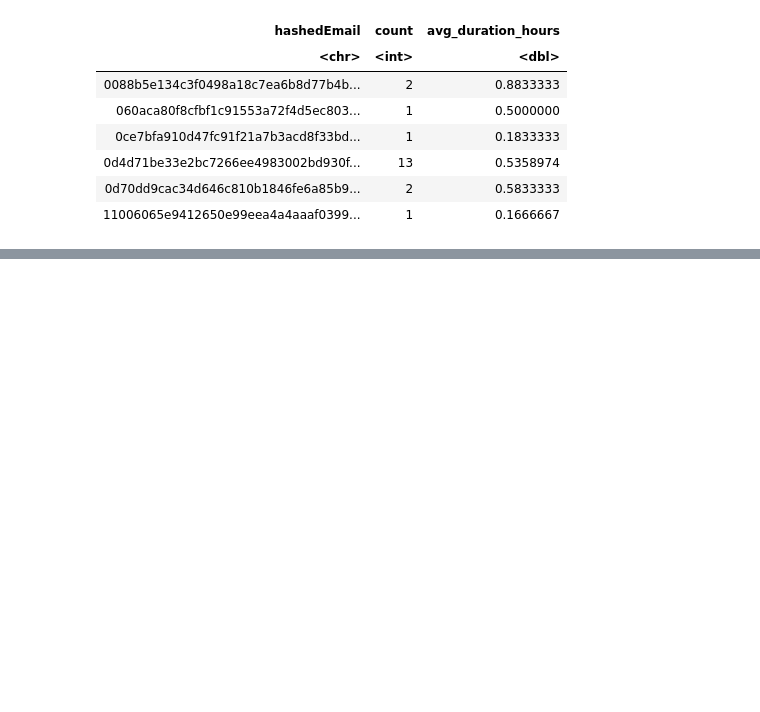
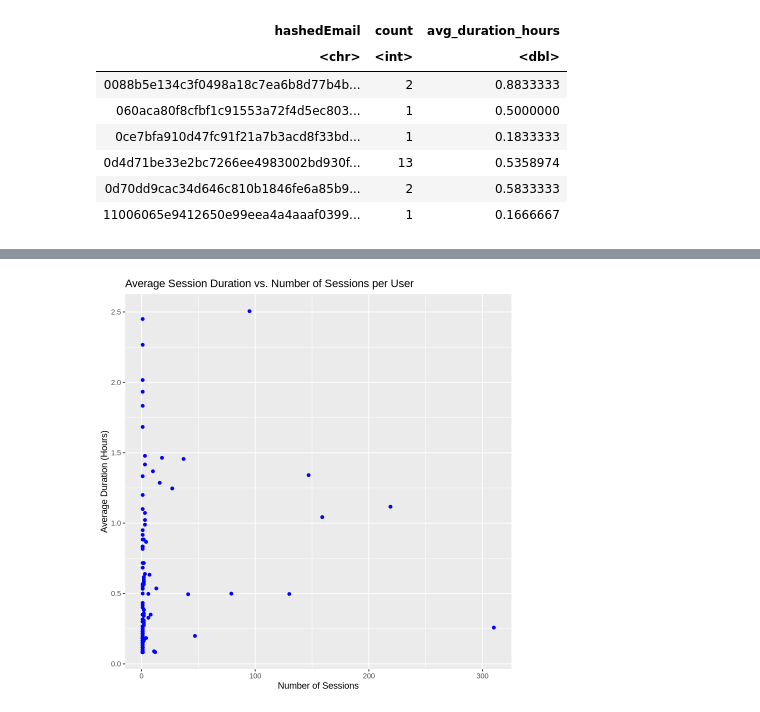
Before and after one commit to E000H/dsci-100-2025-group-008-22-, a Jupyter notebook: individual_project.ipynb, the cells around one changed output, grey strips where cells are left out. Cells and saved outputs as stored; diff of their text form; code cells hidden in the pictures; blank space fills up the shorter version.

Commit message:
Exploratory data and visualization completed

```diff
--- a/individual_project.ipynb
+++ b/individual_project.ipynb
@@ -111,0 +116,10 @@ A tibble: 6 × 3
+# %%
+email_plot <- ggplot(email_counts, aes(x = count, y = avg_duration_hours)) +
+  geom_point(color = "blue") +
+  labs(x = "Number of Sessions",
+    y = "Average Duration (Hours)",
+    title = "Average Session Duration vs. Number of Sessions per User")
+
+email_plot
+# %% [output]
+[figure, added]
```
Also changed, not shown: parts of 5 cells of this notebook.
